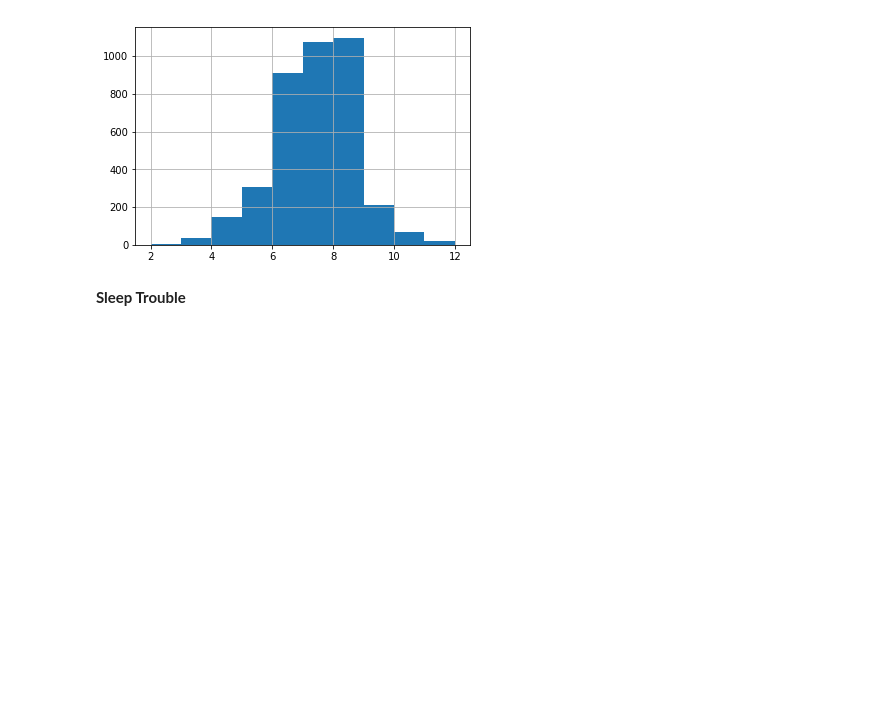
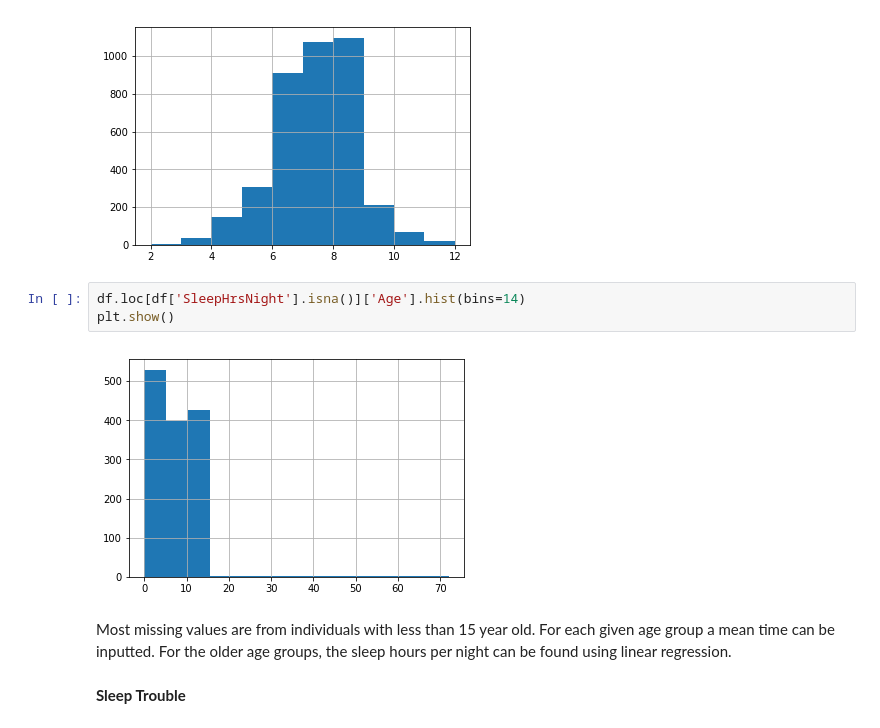
Before and after one commit to lucas-ubm/MaastrichtFlu, a Jupyter notebook: kaggle_starter.ipynb, the cells around one changed output. Drawn from its saved outputs; the diff is of its cells as text; blank space fills up the shorter version.

```diff
--- a/kaggle_starter.ipynb
+++ b/kaggle_starter.ipynb
@@ -634,6 +641,13 @@ df['SleepHrsNight'].hist()
 plt.show()
 # %% [output]
 [figure]
+# %%
+df.loc[df['SleepHrsNight'].isna()]['Age'].hist(bins=14)
+plt.show()
+# %% [output]
+[figure, added]
+# %% [markdown]
+Most missing values are from individuals with less than 15 year old. For each given age group a mean time can be inputted. For the older age groups, the sleep hours per night can be found using linear regression.
 # %% [markdown]
 **Sleep Trouble**
 # %%
```
Also changed, not shown: parts of 12 cells of this notebook.
